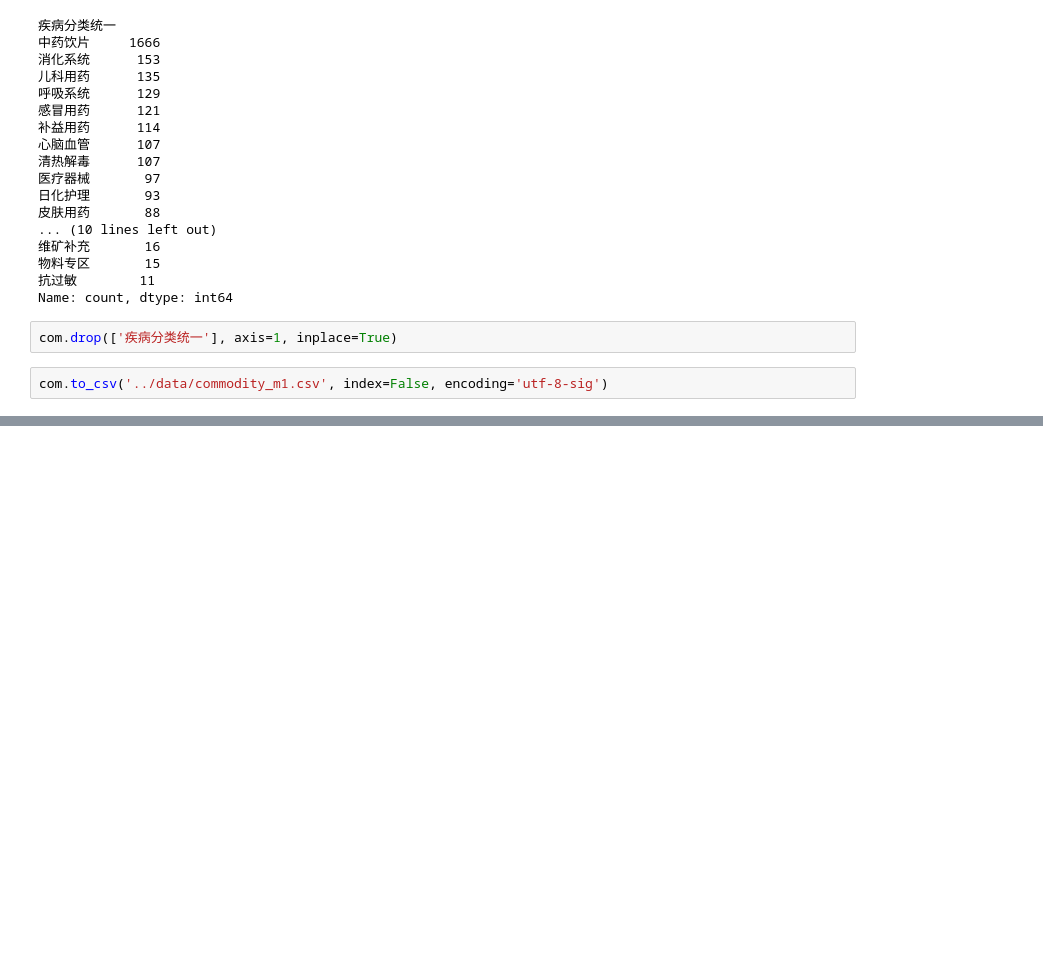
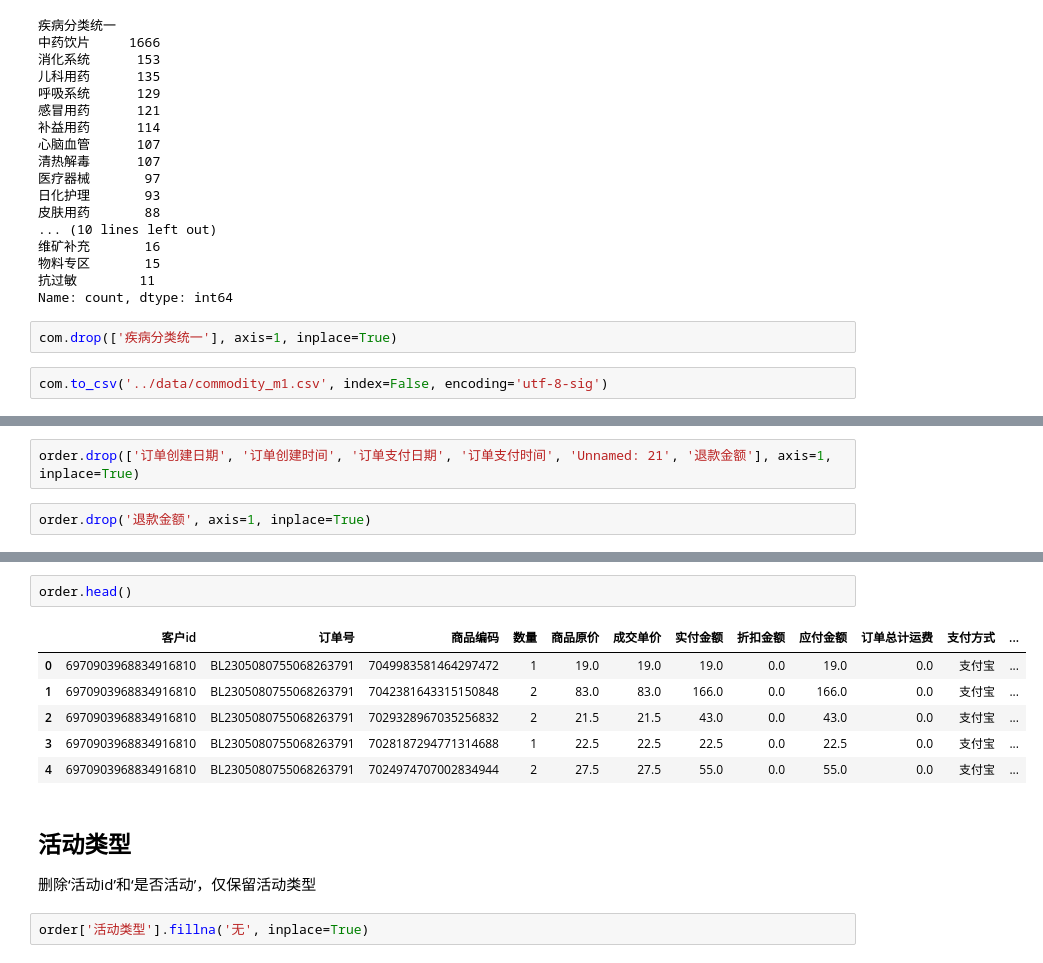
Before and after one commit to Aegis1863/10th-Statistical-Modeling-Competition, a Jupyter notebook: script/data_preparation.ipynb, the cells around one changed output, grey strips where cells are left out. Drawn from its saved outputs; the diff is of its cells as text; blank space fills up the shorter version.

```diff
--- a/script/data_preparation.ipynb
+++ b/script/data_preparation.ipynb
@@ -462,0 +504,4 @@ com.to_csv('../data/commodity_m1.csv', index=False, encoding='utf-8-sig')
+# %%
+order.drop(['订单创建日期', '订单创建时间', '订单支付日期', '订单支付时间', 'Unnamed: 21', '退款金额'], axis=1, inplace=True)
+# %%
+order.drop('退款金额', axis=1, inplace=True)
@@ -462,0 +528,15 @@ com.to_csv('../data/commodity_m1.csv', index=False, encoding='utf-8-sig')
+# %%
+order.head()
+# %% [output]
+|  | 客户id | 订单号 | 商品编码 | 数量 | 商品原价 | 成交单价 | 实付金额 | 折扣金额 | 应付金额 | 订单总计运费 | 支付方式 | ... |
+| 0 | 6970903968834916810 | BL2305080755068263791 | 7049983581464297472 | 1 | 19.0 | 19.0 | 19.0 | 0.0 | 19.0 | 0.0 | 支付宝 | ... |
+| 1 | 6970903968834916810 | BL2305080755068263791 | 7042381643315150848 | 2 | 83.0 | 83.0 | 166.0 | 0.0 | 166.0 | 0.0 | 支付宝 | ... |
+| 2 | 6970903968834916810 | BL2305080755068263791 | 7029328967035256832 | 2 | 21.5 | 21.5 | 43.0 | 0.0 | 43.0 | 0.0 | 支付宝 | ... |
+| 3 | 6970903968834916810 | BL2305080755068263791 | 7028187294771314688 | 1 | 22.5 | 22.5 | 22.5 | 0.0 | 22.5 | 0.0 | 支付宝 | ... |
+| 4 | 6970903968834916810 | BL2305080755068263791 | 7024974707002834944 | 2 | 27.5 | 27.5 | 55.0 | 0.0 | 55.0 | 0.0 | 支付宝 | ... |
+# %% [markdown]
+## 活动类型
+
+删除‘活动id’和‘是否活动’，仅保留活动类型
+# %%
+order['活动类型'].fillna('无', inplace=True)
```
Also changed, not shown: parts of 46 cells of this notebook, 4 other files.
